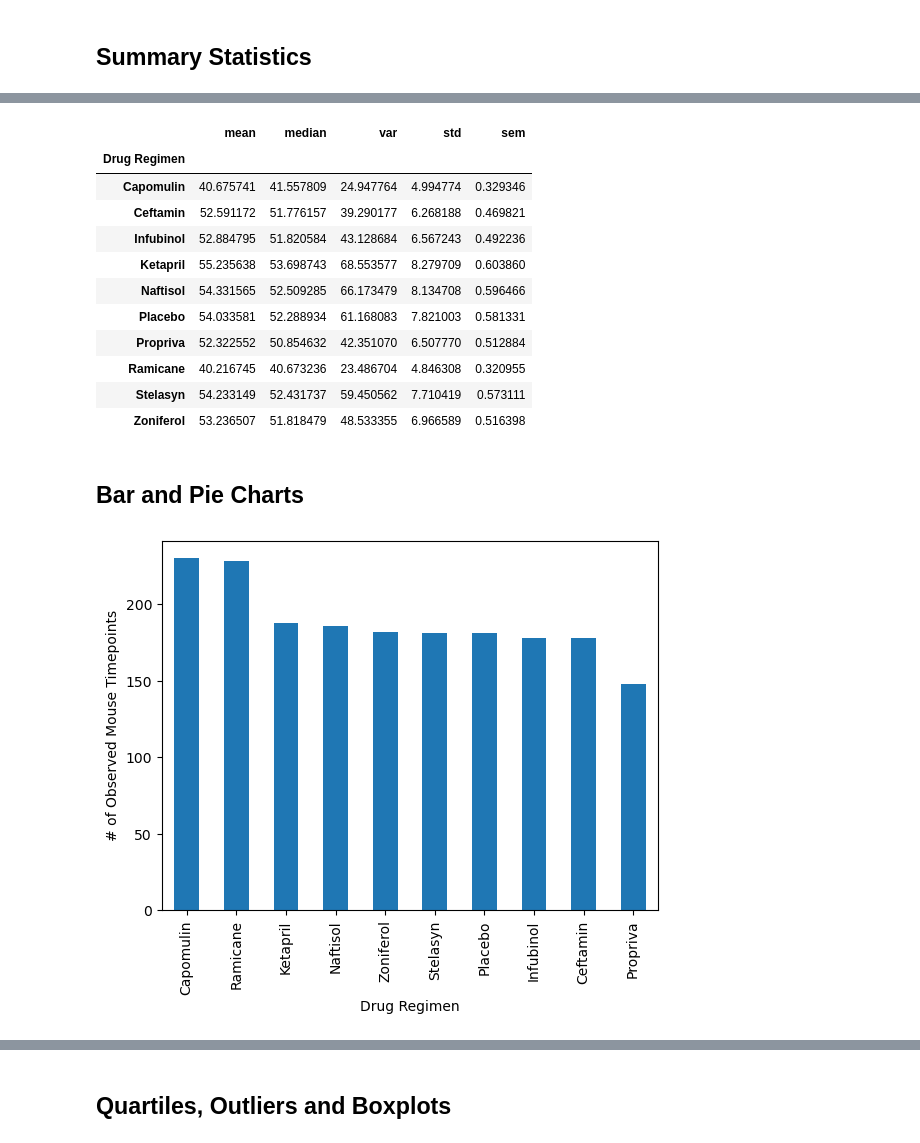
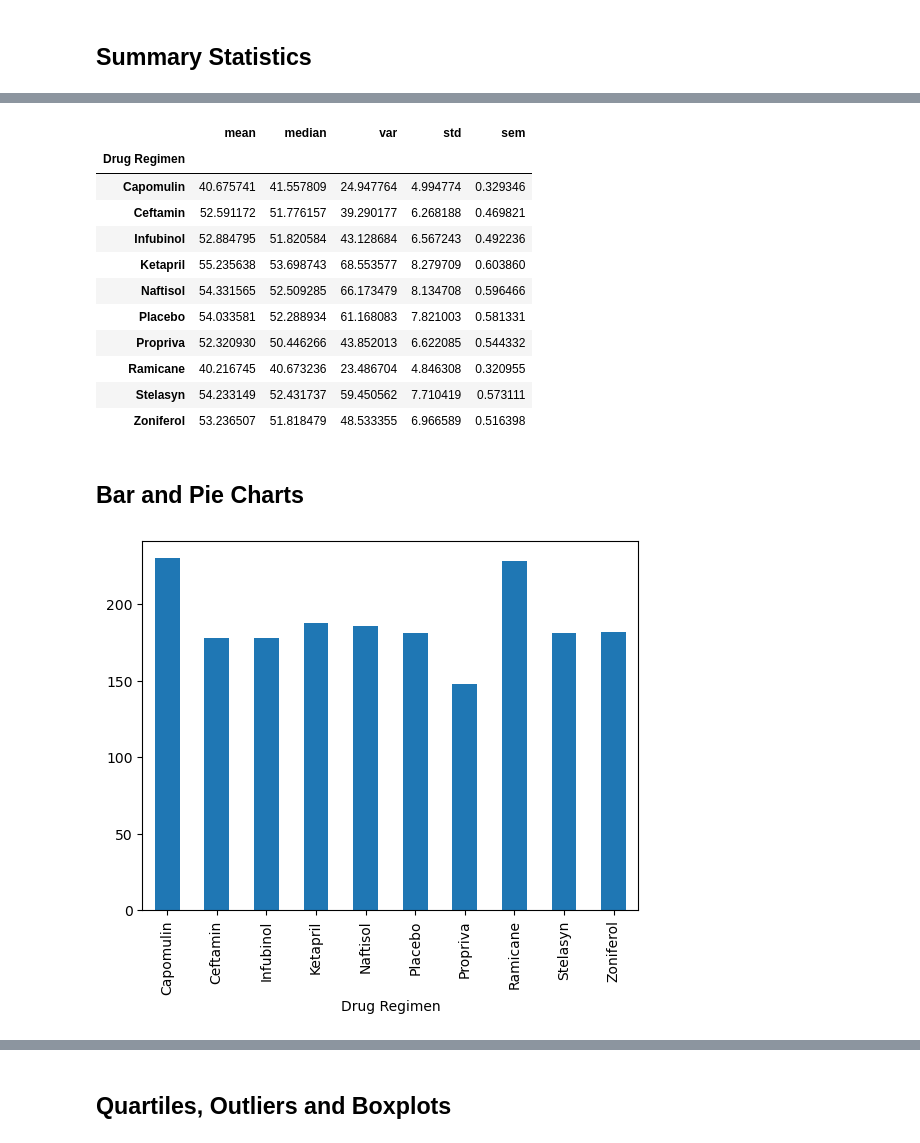
Before and after one commit to OormiC/week5, a Jupyter notebook: Pymaceuticals/pymaceuticals_starter.ipynb, the cells around one changed output, grey strips where cells are left out. Drawn from its saved outputs; the diff is of its cells as text; code cells hidden in the pictures.

```diff
--- a/Pymaceuticals/pymaceuticals_starter.ipynb
+++ b/Pymaceuticals/pymaceuticals_starter.ipynb
@@ -90,7 +87,7 @@ len(clean_df["Mouse ID"].unique())
 # mean, median, variance, standard deviation, and SEM of the tumor volume.
 # Assemble the resulting series into a single summary DataFrame.
 
-grouped_df = study_df.groupby(["Drug Regimen"])
+grouped_df = clean_df.groupby(["Drug Regimen"])
 mean_col = grouped_df["Tumor Volume (mm3)"].mean()
 median_col = grouped_df["Tumor Volume (mm3)"].median()
 var_col = grouped_df["Tumor Volume (mm3)"].var()
@@ -131,7 +128,7 @@ grouped_df["Tumor Volume (mm3)"].agg(["mean", "median", "var", "std", "sem"])
 | Ketapril | 55.235638 | 53.698743 | 68.553577 | 8.279709 | 0.603860 |
 | Naftisol | 54.331565 | 52.509285 | 66.173479 | 8.134708 | 0.596466 |
 | Placebo | 54.033581 | 52.288934 | 61.168083 | 7.821003 | 0.581331 |
-| Propriva | 52.322552 | 50.854632 | 42.351070 | 6.507770 | 0.512884 |
+| Propriva | 52.320930 | 50.446266 | 43.852013 | 6.622085 | 0.544332 |
 | Ramicane | 40.216745 | 40.673236 | 23.486704 | 4.846308 | 0.320955 |
 | Stelasyn | 54.233149 | 52.431737 | 59.450562 | 7.710419 | 0.573111 |
 | Zoniferol | 53.236507 | 51.818479 | 48.533355 | 6.966589 | 0.516398 |
@@ -139,6 +136,9 @@ grouped_df["Tumor Volume (mm3)"].agg(["mean", "median", "var", "std", "sem"])
 ## Bar and Pie Charts
 # %%
 # Generate a bar plot showing the total number of rows (Mouse ID/Timepoints) for each drug regimen using Pandas.
+timepoint_df = grouped_df["Timepoint"].count()
+timepoint_df.plot(kind = 'bar', x = 'Drug Regimen', y = '# of Observed Mouse Timepoints')
+plt.show()
 # %% [output]
-[figure, old version]
+[figure, new version]
 # %%
```
Also changed, not shown: parts of 15 cells of this notebook.
